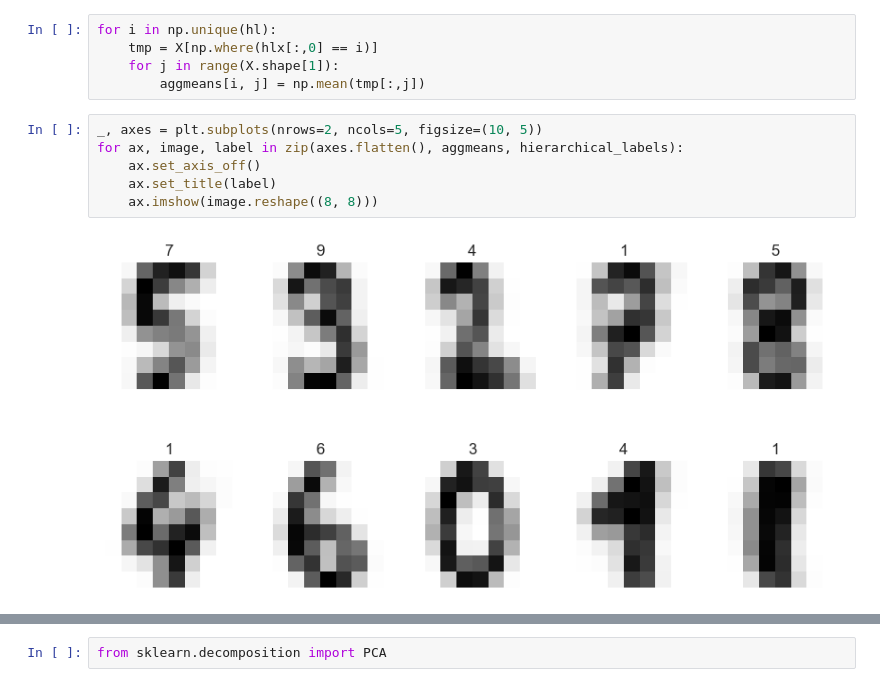
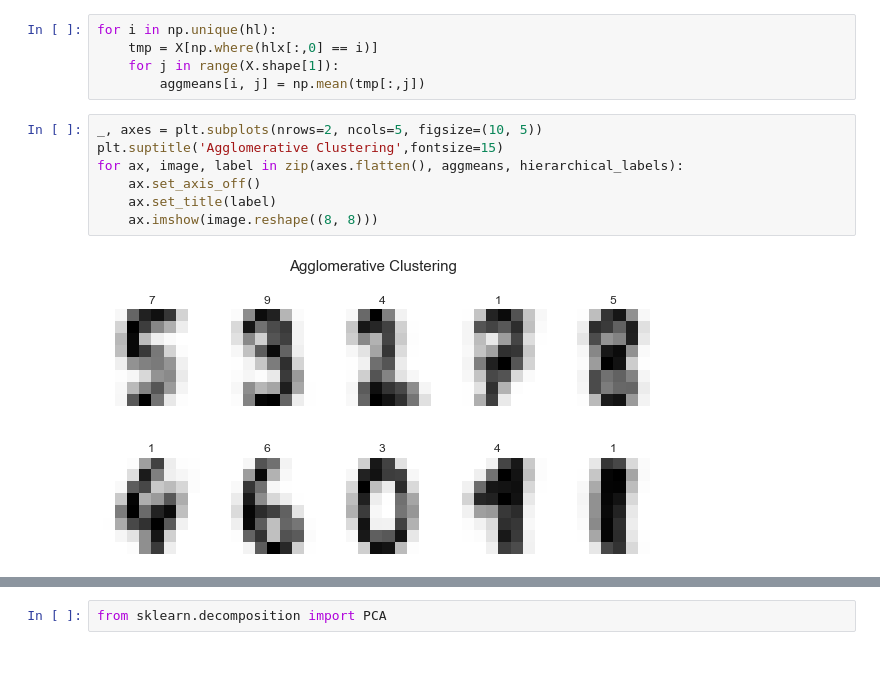
Before and after one commit to tshura/ml-intro-tasks-copy, a Jupyter notebook: 8_clustering/clustering.ipynb, the cells around one changed output, grey strips where cells are left out. Cells and saved outputs as stored; diff of their text form; blank space fills up the shorter version.

```diff
--- a/8_clustering/clustering.ipynb
+++ b/8_clustering/clustering.ipynb
@@ -196,9 +197,10 @@ for i in np.unique(hl):
         aggmeans[i, j] = np.mean(tmp[:,j])
 # %%
 _, axes = plt.subplots(nrows=2, ncols=5, figsize=(10, 5))
+plt.suptitle('Agglomerative Clustering',fontsize=15)
 for ax, image, label in zip(axes.flatten(), aggmeans, hierarchical_labels):
     ax.set_axis_off()
     ax.set_title(label)
     ax.imshow(image.reshape((8, 8)))
 # %% [output]
-[figure, old version]
+[figure, new version]
```
Also changed, not shown: parts of 34 cells of this notebook.
